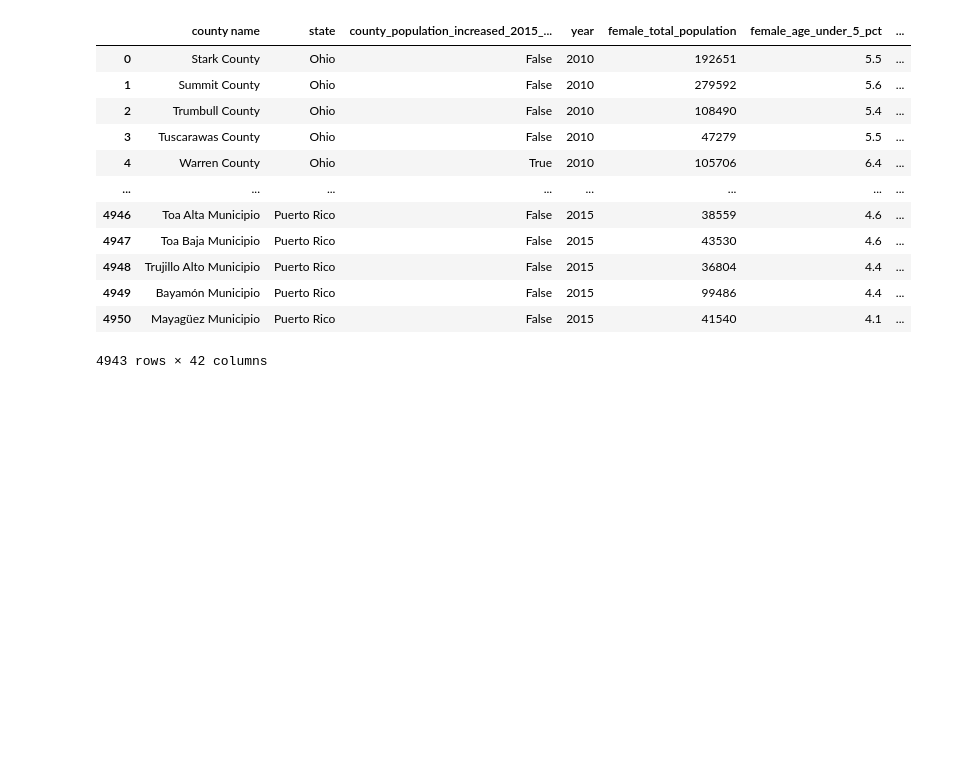
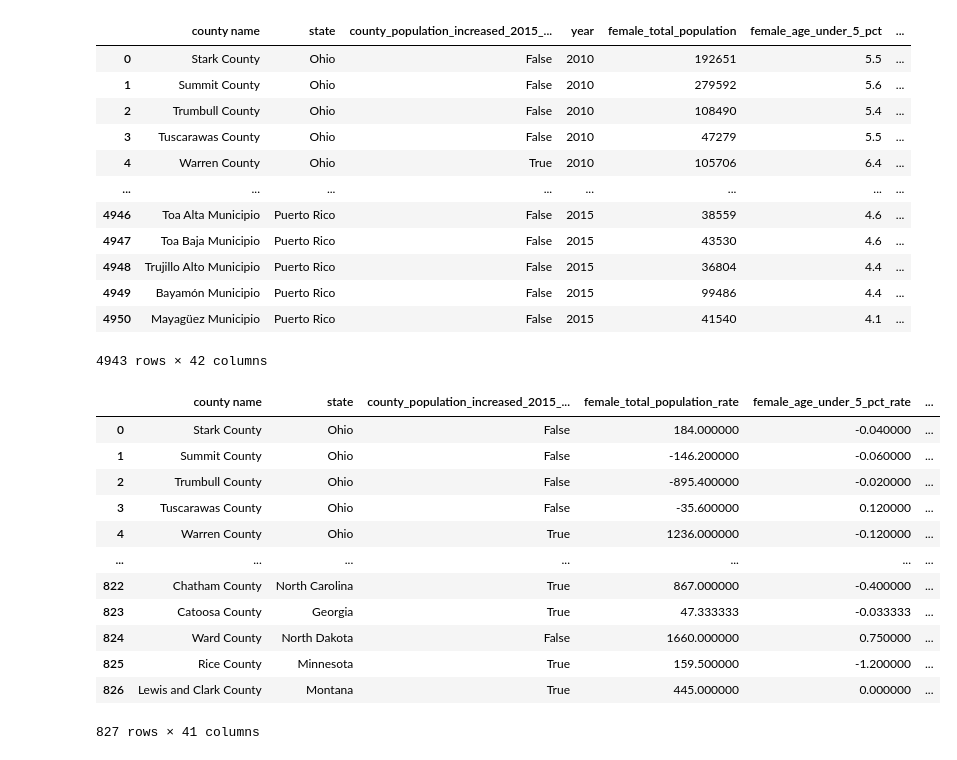
Before and after one commit to jimmyjiang914/nielsen-interview-project, a Jupyter notebook: EDA/EDA.ipynb, the cells around one changed output. Cells and saved outputs as stored; diff of their text form; code cells hidden in the pictures; blank space fills up the shorter version.

```diff
--- a/EDA/EDA.ipynb
+++ b/EDA/EDA.ipynb
@@ -186,8 +221,8 @@ random_county_states = [
 sample_raw_census_df = pd.DataFrame()
 
 for county_name, state in random_county_states:
-    tmp = raw_census_df.loc[(raw_census_df['county name'] == county_name) & (raw_census_df['state'] == state)]
-    sample_raw_census_df = sample_raw_census_df.append(tmp, ignore_index=True)
+    tmp_df = raw_census_df.loc[(raw_census_df['county name'] == county_name) & (raw_census_df['state'] == state)]
+    sample_raw_census_df = sample_raw_census_df.append(tmp_df, ignore_index=True)
 
 
 sns.lineplot(data=sample_raw_census_df, x='year', y='female_total_population', hue='county name')
@@ -222,10 +260,14 @@ plt.legend(bbox_to_anchor=(1.05, 1), loc=2, borderaxespad=0.)
 # %%
+# Clean "raw_census_df" by dropping nulls and counties with only one year of data
+
 tmp_df = raw_census_df.dropna()
 is_broomfield_county_colorado = (tmp_df['county name'] == 'Broomfield County') & (tmp_df['state'] == 'Colorado')
 is_athens_county_ohio = (tmp_df['county name'] == 'Athens County') & (tmp_df['state'] == 'Ohio')
 tmp_df.drop(tmp_df.loc[is_broomfield_county_colorado].index, inplace = True)
 tmp_df.drop(tmp_df.loc[is_athens_county_ohio].index, inplace = True)
-tmp_df
+
+cleaned_census_df = tmp_df
+cleaned_census_df
 # %% [output]
 A value is trying to be set on a copy of a slice from a DataFrame
 
@@ -244,3 +286,56 @@ See the caveats in the documentation: https://pandas.pydata.org/pandas-docs/stab
 | 4949 | Bayamón Municipio | Puerto Rico | False | 2015 | 99486 | 4.4 | ... |
 | 4950 | Mayagüez Municipio | Puerto Rico | False | 2015 | 41540 | 4.1 | ... |
 4943 rows × 42 columns
+# %%
+# Extracting all unique "county name" and "state"
+
+unique_county_states = cleaned_census_df[['county name', 'state', 'county_population_increased_2015_2016']].drop_duplicates()
+# %%
+# Transforming data by normalizing change in population fields by year
+
+feature_target_df = pd.DataFrame()
+
+column_names = list(cleaned_census_df.columns[4:])
+
+
+for _, row in unique_county_states.iterrows():
+    county_name = row['county name']
+    state = row['state']
+
+    unique_row_df = cleaned_census_df.loc[(raw_census_df['county name'] == county_name) & (raw_census_df['state'] == state)]
+
+    min_year = unique_row_df['year'].min()
+    max_year = unique_row_df['year'].max()
+
+    diff_year = max_year - min_year
+
+    insert_dict = dict()
+    insert_dict['county name'] = county_name
+    insert_dict['state'] = state
+    insert_dict['county_population_increased_2015_2016'] = row['county_population_increased_2015_2016']
+
+    for col_name in column_names:
+        earliest_col_value = unique_row_df[unique_row_df['year'] == min_year][col_name].values
+        latest_col_value = unique_row_df[unique_row_df['year'] == max_year][col_name].values
+
+        col_rate_of_change = (latest_col_value - earliest_col_value)/diff_year
+
+        insert_dict[f'{col_name}_rate'] = col_rate_of_change
+
+    feature_target_df = feature_target_df.append(pd.DataFrame(insert_dict), ignore_index=True)
+
+feature_target_df
+# %% [output]
+|  | county name | state | county_population_increased_2015_... | female_total_population_rate | female_age_under_5_pct_rate | ... |
+| 0 | Stark County | Ohio | False | 184.000000 | -0.040000 | ... |
+| 1 | Summit County | Ohio | False | -146.200000 | -0.060000 | ... |
+| 2 | Trumbull County | Ohio | False | -895.400000 | -0.020000 | ... |
+| 3 | Tuscarawas County | Ohio | False | -35.600000 | 0.120000 | ... |
+| 4 | Warren County | Ohio | True | 1236.000000 | -0.120000 | ... |
+| ... | ... | ... | ... | ... | ... | ... |
+| 822 | Chatham County | North Carolina | True | 867.000000 | -0.400000 | ... |
+| 823 | Catoosa County | Georgia | True | 47.333333 | -0.033333 | ... |
+| 824 | Ward County | North Dakota | False | 1660.000000 | 0.750000 | ... |
+| 825 | Rice County | Minnesota | True | 159.500000 | -1.200000 | ... |
+| 826 | Lewis and Clark County | Montana | True | 445.000000 | 0.000000 | ... |
+827 rows × 41 columns
```
Also changed, not shown: parts of 21 cells of this notebook, 3 other files.
